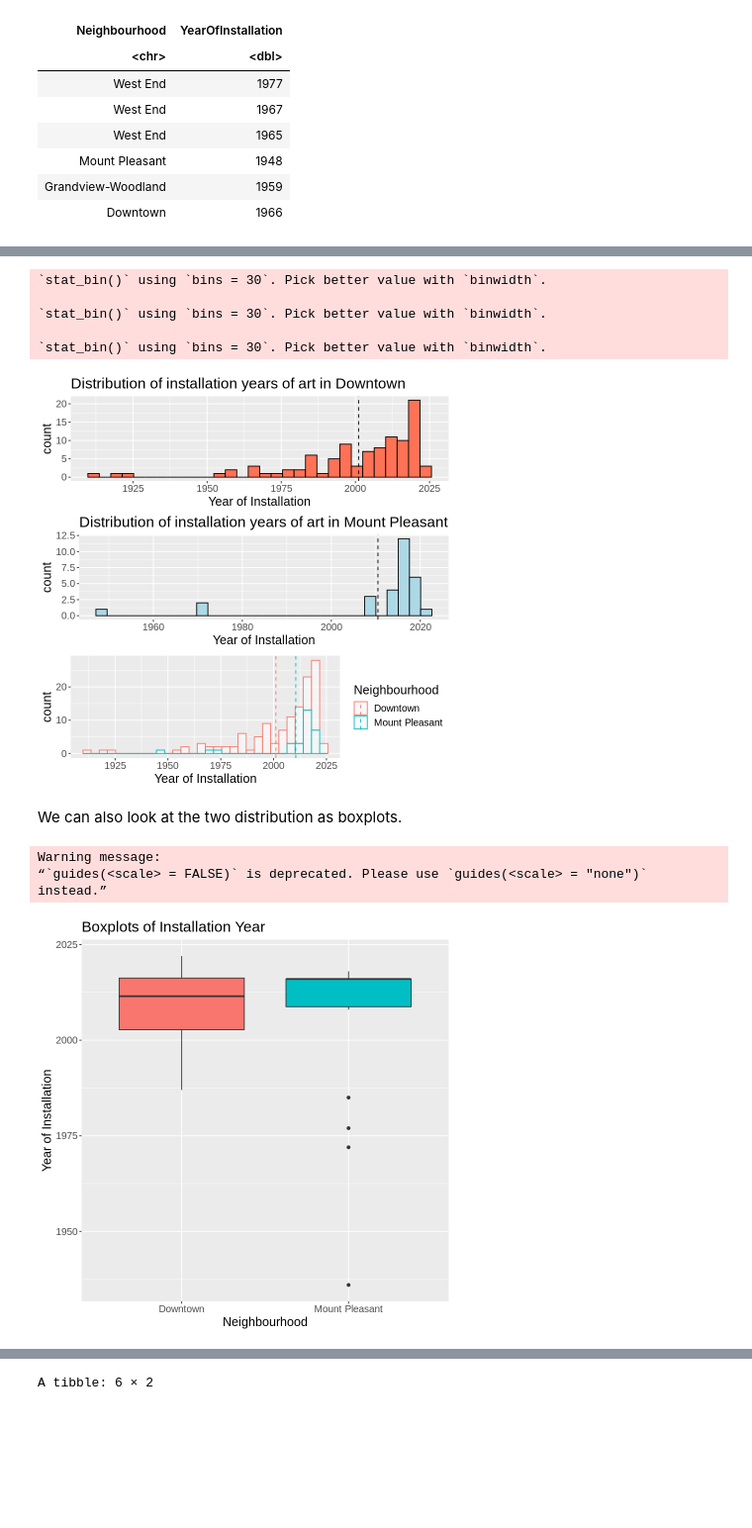
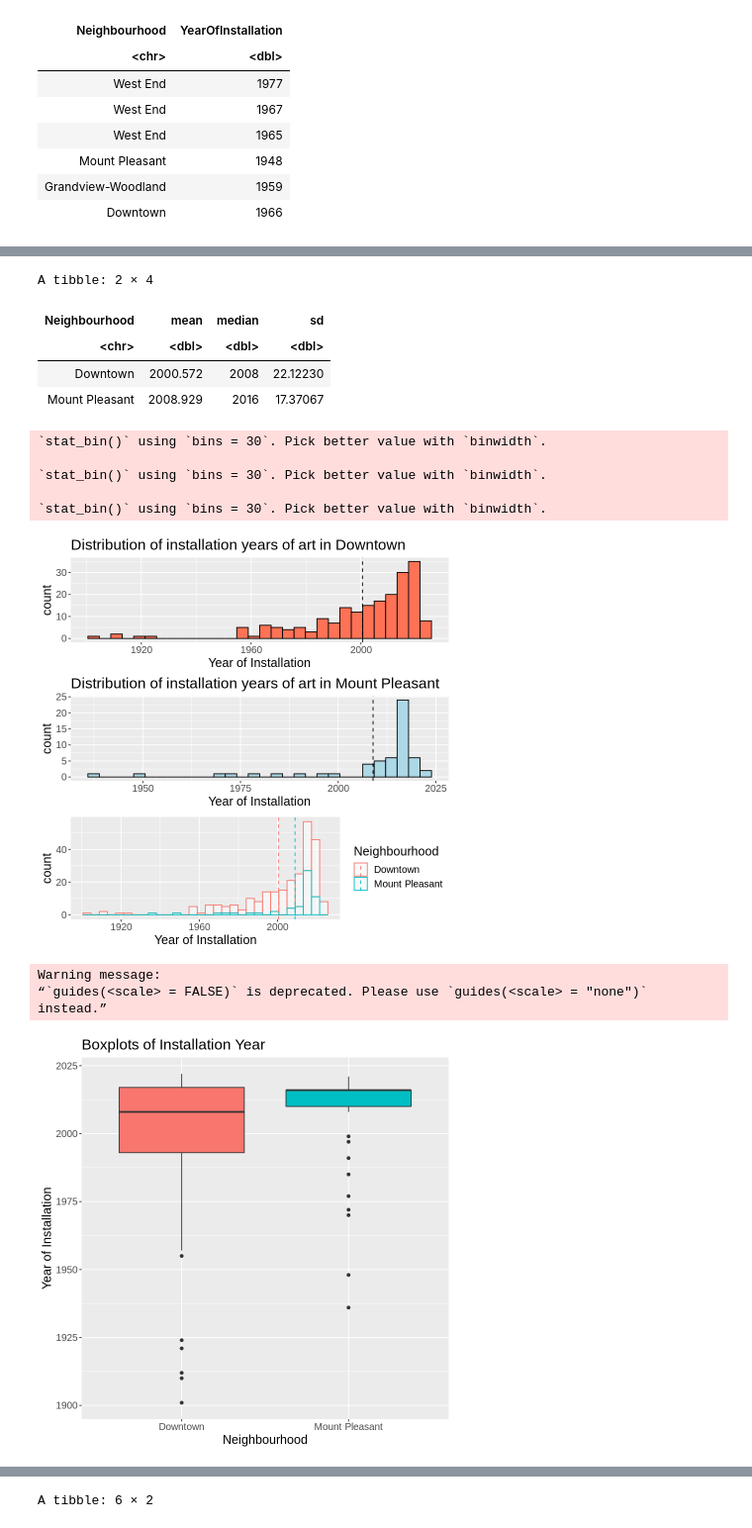
Before and after one commit to olivia-1221/Vancouver-Public-Art, a Jupyter notebook: project.ipynb, the cells around one changed output, grey strips where cells are left out. Shown at 99% size. Saved outputs shown, nothing was run; the diff lists cells and outputs as text; code cells hidden in the pictures; blank space fills up the shorter version.

```diff
--- a/project.ipynb
+++ b/project.ipynb
@@ -133,3 +96,23 @@ As can be seen from the histograms, both groups' distributions are not normal bu
+# %%
+art_data_stats <- art_data_required %>%
+    group_by(Neighbourhood) %>%
+    summarise(mean = mean(YearOfInstallation),
+              median = median(YearOfInstallation),
+              sd = sd(YearOfInstallation))
+
+### Extracting the point estimates of the mean for future use. Code from:
+#   https://stackoverflow.com/questions/7448881/how-to-access-single-elements-in-a-table-in-r
+downtown_mean <- as.numeric(art_data_stats[1, "mean"])
+pleasant_mean <- as.numeric(art_data_stats[2, "mean"])
+obs_mean_year_diff <- downtown_mean - pleasant_mean
+
+head(art_data_stats)
+# %% [output]
+A tibble: 2 × 4
+| Neighbourhood | mean | median | sd |
+| <chr> | <dbl> | <dbl> | <dbl> |
+| Downtown | 2000.572 | 2008 | 22.12230 |
+| Mount Pleasant | 2008.929 | 2016 | 17.37067 |
 # %%
 ### Code to arrange the plots: Worksheet 8, 3.1
 ### Code for overlaid histograms:
@@ -138,8 +121,7 @@ As can be seen from the histograms, both groups' distributions are not normal bu
 plots <- list()
 
 # Downtown
-plots[[1]] <- art_sample %>%
-    filter(Neighbourhood == "Downtown") %>%
+plots[[1]] <- downtown %>%
     ggplot() +
     geom_histogram(aes(x = YearOfInstallation), color = "black", fill = "coral1") +
     ggtitle("Distribution of installation years of art in Downtown") +
@@ -148,8 +130,7 @@ plots[[1]] <- art_sample %>%
     geom_vline(aes(xintercept = downtown_mean), linetype = "dashed")
 
 # Mount Pleasant
-plots[[2]] <- art_sample %>%
-    filter(Neighbourhood == "Mount Pleasant") %>%
+plots[[2]] <- mt_pleasant %>%
     ggplot() +
     geom_histogram(aes(x = YearOfInstallation), color = "black", fill = "lightblue") +
     ggtitle("Distribution of installation years of art in Mount Pleasant") +
@@ -158,12 +139,12 @@ plots[[2]] <- art_sample %>%
     geom_vline(aes(xintercept = pleasant_mean), linetype = "dashed")
 
 # Overlaid histograms
-plots[[3]] <- art_sample %>%
+plots[[3]] <- art_data_required %>%
     ggplot(aes(x = YearOfInstallation, color = Neighbourhood)) +
     geom_histogram(fill="white", alpha = 0.5) +
     xlab("Year of Installation") +
     theme(text = element_text(size = 15)) +
-    geom_vline(data = art_sample_stats, aes(xintercept = mean, color = Neighbourhood),
+    geom_vline(data = art_data_stats, aes(xintercept = mean, color = Neighbourhood),
              linetype = "dashed")
 
 grid.arrange(grobs = plots, ncol = 1)
@@ -173,22 +154,19 @@ grid.arrange(grobs = plots, ncol = 1)
 `stat_bin()` using `bins = 30`. Pick better value with `binwidth`.
 
 `stat_bin()` using `bins = 30`. Pick better value with `binwidth`.
-[figure, old version]
+[figure, new version]
-# %% [markdown]
-We can also look at the two distribution as boxplots.
 # %%
-inst_year_boxplots <-
-    art_sample %>%
+inst_year_boxplots <- art_data_required %>%
     ggplot() +
     geom_boxplot(aes(Neighbourhood, YearOfInstallation, fill = Neighbourhood)) +
     theme(text = element_text(size = 15)) +
     ggtitle("Boxplots of Installation Year") +
     xlab("Neighbourhood") +
     ylab("Year of Installation") +
     guides(fill = FALSE)
 
 inst_year_boxplots
 # %% [output]
 Warning message:
 “`guides(<scale> = FALSE)` is deprecated. Please use `guides(<scale> = "none")` instead.”
-[figure, old version]
+[figure, new version]
```
Also changed, not shown: parts of 39 cells of this notebook.
